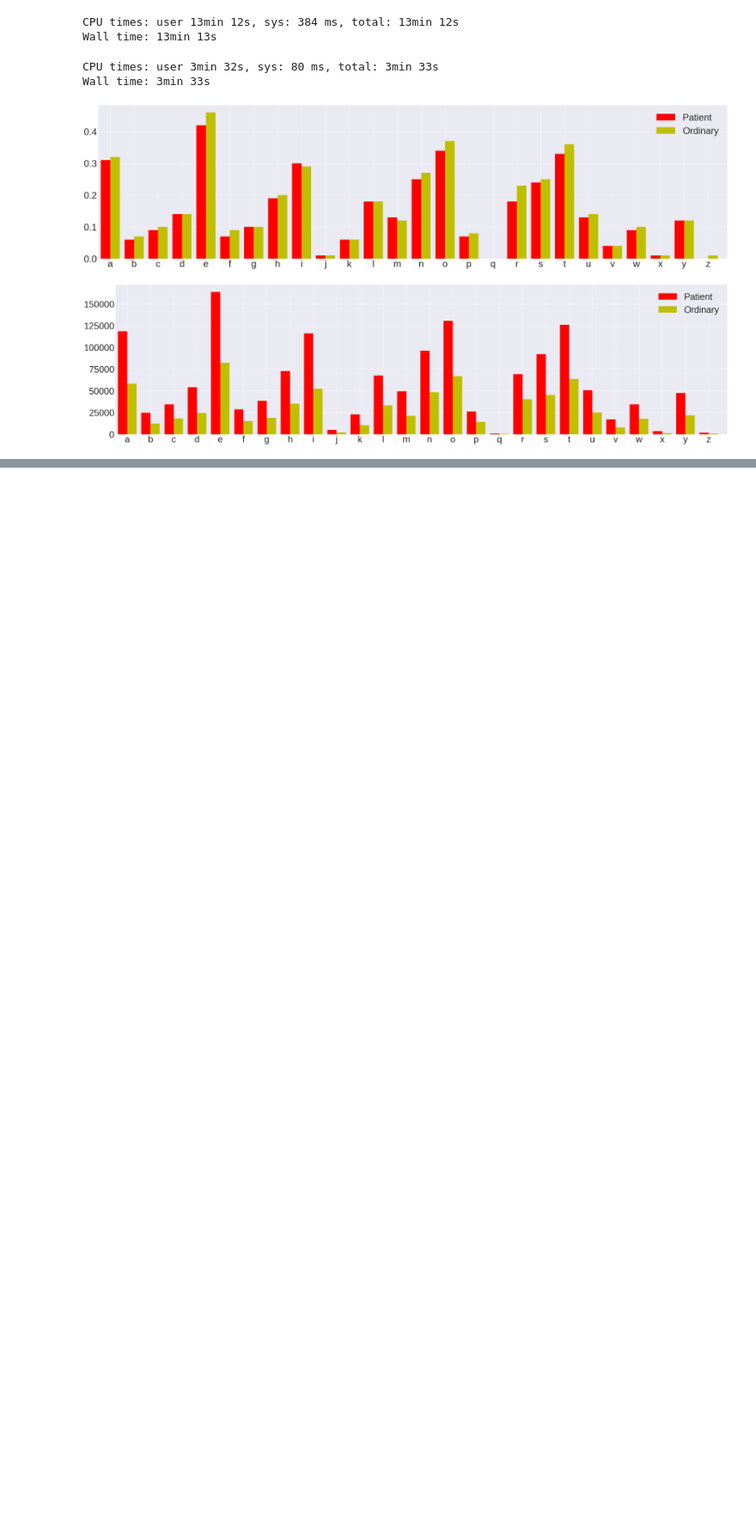
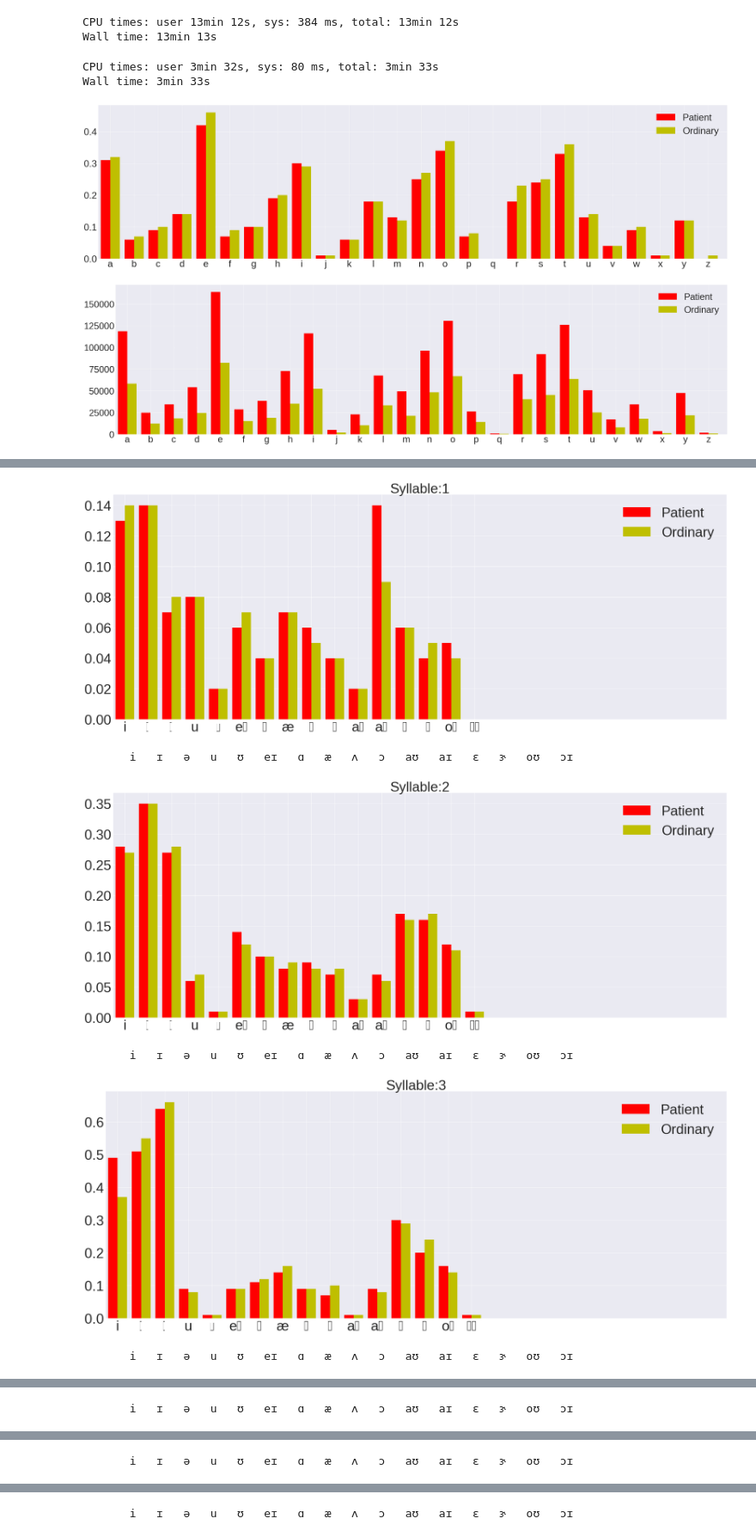
Before and after one commit to Adeline-Wei/Depression_Research, a Jupyter notebook: 1_preprocessing/sound.ipynb, the cells around one changed output, grey strips where cells are left out. Shown at 86% size. Drawn from its saved outputs; the diff is of its cells as text; code cells hidden in the pictures; blank space fills up the shorter version.

```diff
--- a/1_preprocessing/sound.ipynb
+++ b/1_preprocessing/sound.ipynb
@@ -411,0 +481,4 @@ plt.close(fig)
+# %%
+def tokenize(text):
+    text_list = re.findall('(?u)\\b[a-zA-Z]\\w{0,}\\b', text)
+    return text_list
@@ -411,0 +539,64 @@ plt.close(fig)
+# %%
+groupSyllableDict, groupSyllableWordCountDict = getVowelCount(groupTextCase1)
+# %%
+baseSyllableDict, baseSyllableWordCountDict = getVowelCount(baseTextCase1)
+# %%
+# baseAlphabetCounter, baseWordCounter = getAlphabetCounter(baseCorpus)
+# groupAlphabetCounter, groupWordCounter = getAlphabetCounter(groupCorpus)
+innerKeys = ["i", "ɪ", "ə", "u", "ʊ", "eɪ", "ɑ", "æ", "ʌ", "ɔ", "aʊ", "aɪ", "ɛ", "ɝ", "oʊ", "ɔɪ"]
+
+
+
+plt.rcParams["figure.figsize"] = [40,15]
+plt.rcParams["legend.fontsize"] = 50
+_max = max(max(groupSyllableWordCountDict.keys()), max(baseSyllableWordCountDict.keys()))
+# _max = 1
+
+for i in range(_max):
+    baseValues = []
+    groupValues = []
+    for innerKey in innerKeys:
+        try:
+            groupY = round(groupSyllableDict[i+1][innerKey]/groupSyllableWordCountDict[i+1],2)
+        except KeyError:
+            groupY = 0
+        try:
+            baseY = round(baseSyllableDict[i+1][innerKey]/baseSyllableWordCountDict[i+1],2)
+        except KeyError:
+            baseY = 0
+
+        groupValues.append(groupY)
+        baseValues.append(baseY)
+
+
+
+
+
+    ind = np.arange(len(innerKeys))  # the x locations for the groups
+    width = 0.4                         # the width of the bars
+
+    fig, ax = plt.subplots()
+    rects1 = ax.bar(ind, groupValues, width, color='r')
+
+    rects2 = ax.bar(ind + width, baseValues, width, color='y')
+
+    ax.set_xticks(ind + width / 2)
+    ax.set_title('Syllable:{0}'.format(i+1), fontsize='50')
+
+    ax.set_xticklabels(innerKeys)
+    ax.tick_params(axis='x', which='major', labelsize='50')
+    ax.tick_params(axis='y', which='major', labelsize='50')
+    ax.set_xlim(-0.3, 26)
+    ax.legend((rects1[0], rects2[0]), ('Patient', 'Ordinary'))
+
+
+    plt.show()
+    plt.close(fig)
+    print("      ", "i  ", "ɪ  ", "ə  ", "u  ", "ʊ  ", "eɪ  ", "ɑ  ", "æ  ", "ʌ  ", "ɔ  ", "aʊ  ", "aɪ  ", "ɛ  ", "ɝ  ", "oʊ  ", "ɔɪ  ")
+# %% [output]
+[figure, added]
+       i   ɪ   ə   u   ʊ   eɪ   ɑ   æ   ʌ   ɔ   aʊ   aɪ   ɛ   ɝ   oʊ   ɔɪ
+[figure, added]
+       i   ɪ   ə   u   ʊ   eɪ   ɑ   æ   ʌ   ɔ   aʊ   aɪ   ɛ   ɝ   oʊ   ɔɪ
+[figure, added]
+       i   ɪ   ə   u   ʊ   eɪ   ɑ   æ   ʌ   ɔ   aʊ   aɪ   ɛ   ɝ   oʊ   ɔɪ
@@ -411,0 +604 @@ plt.close(fig)
+       i   ɪ   ə   u   ʊ   eɪ   ɑ   æ   ʌ   ɔ   aʊ   aɪ   ɛ   ɝ   oʊ   ɔɪ
@@ -411,0 +606 @@ plt.close(fig)
+       i   ɪ   ə   u   ʊ   eɪ   ɑ   æ   ʌ   ɔ   aʊ   aɪ   ɛ   ɝ   oʊ   ɔɪ
@@ -411,0 +608 @@ plt.close(fig)
+       i   ɪ   ə   u   ʊ   eɪ   ɑ   æ   ʌ   ɔ   aʊ   aɪ   ɛ   ɝ   oʊ   ɔɪ
```
Also changed, not shown: parts of 12 cells of this notebook.
